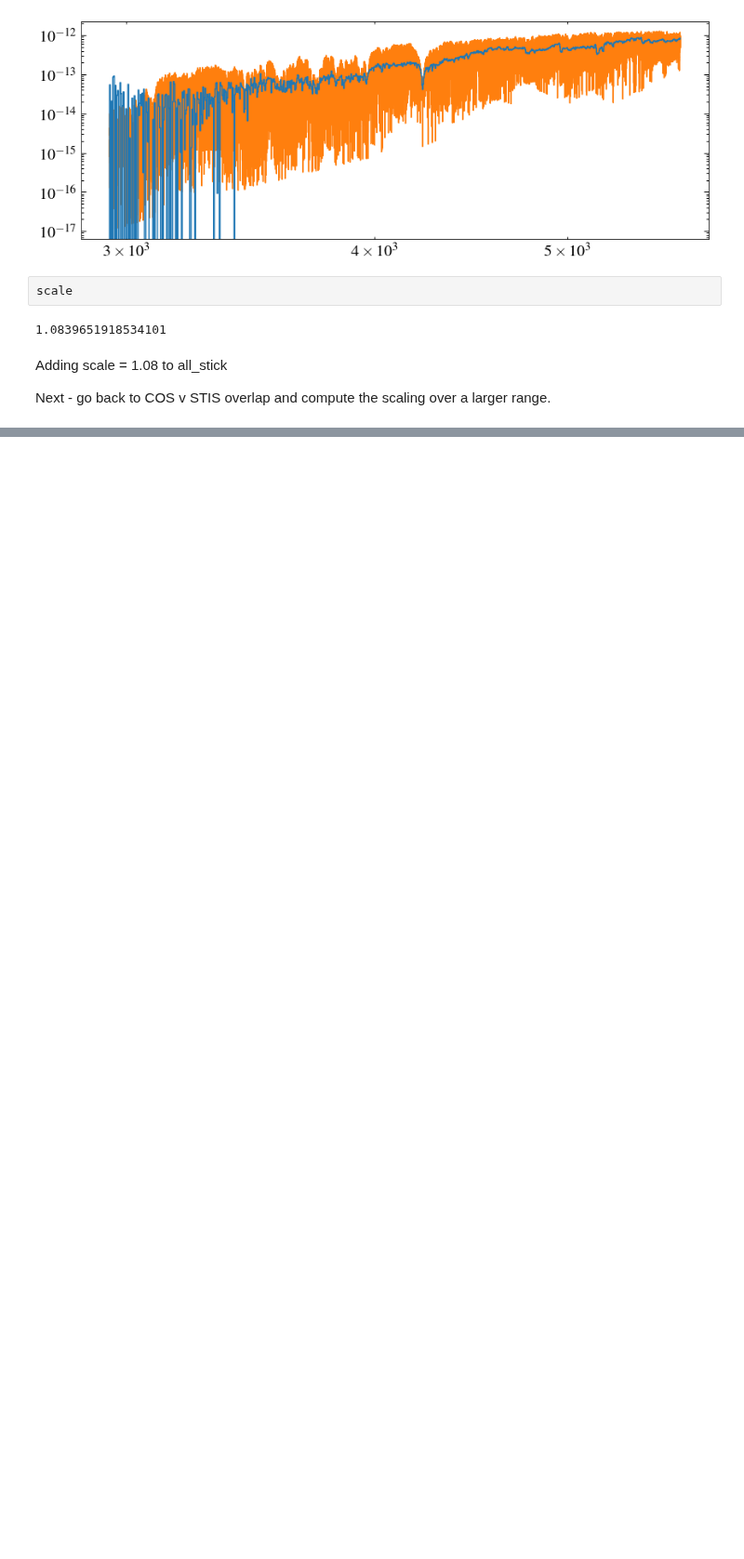
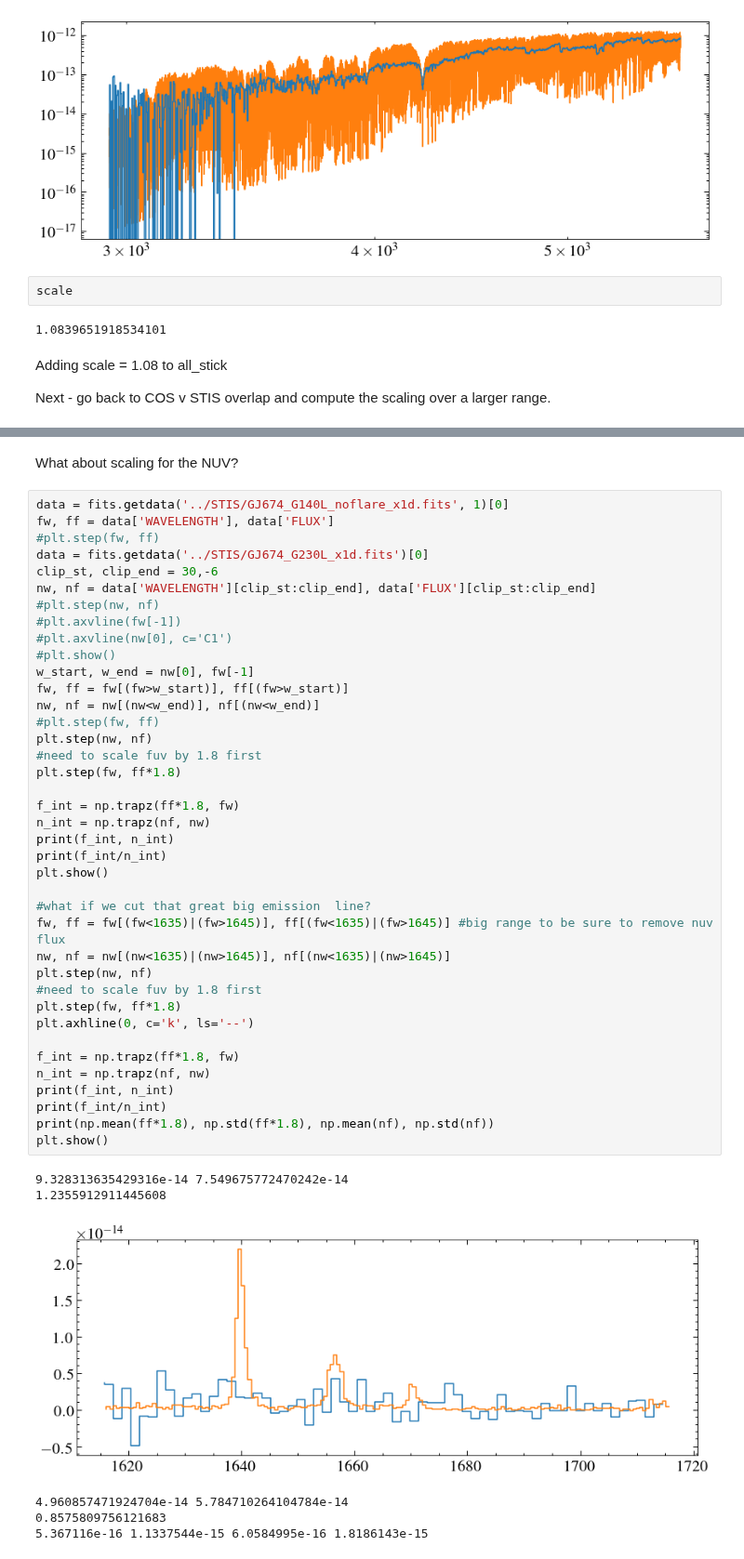
Before and after one commit to davidjwilson/SEDs, a Jupyter notebook: gj_674/combined/combined_sed_rough.ipynb, the cells around one changed output, grey strips where cells are left out. Shown at 93% size. Saved outputs shown, nothing was run; the diff lists cells and outputs as text; blank space fills up the shorter version.

Commit message:
nuv scaling

```diff
--- a/gj_674/combined/combined_sed_rough.ipynb
+++ b/gj_674/combined/combined_sed_rough.ipynb
@@ -368,0 +444,48 @@ Next - go back to COS v STIS overlap and compute the scaling over a larger range
+# %% [markdown]
+What about scaling for the NUV?
+# %%
+data = fits.getdata('../STIS/GJ674_G140L_noflare_x1d.fits', 1)[0]
+fw, ff = data['WAVELENGTH'], data['FLUX']
+#plt.step(fw, ff)
+data = fits.getdata('../STIS/GJ674_G230L_x1d.fits')[0]
+clip_st, clip_end = 30,-6
+nw, nf = data['WAVELENGTH'][clip_st:clip_end], data['FLUX'][clip_st:clip_end]
+#plt.step(nw, nf)
+#plt.axvline(fw[-1])
+#plt.axvline(nw[0], c='C1')
+#plt.show()
+w_start, w_end = nw[0], fw[-1]
+fw, ff = fw[(fw>w_start)], ff[(fw>w_start)]
+nw, nf = nw[(nw<w_end)], nf[(nw<w_end)]
+#plt.step(fw, ff)
+plt.step(nw, nf)
+#need to scale fuv by 1.8 first
+plt.step(fw, ff*1.8)
+
+f_int = np.trapz(ff*1.8, fw)
+n_int = np.trapz(nf, nw)
+print(f_int, n_int)
+print(f_int/n_int)
+plt.show()
+
+#what if we cut that great big emission  line?
+fw, ff = fw[(fw<1635)|(fw>1645)], ff[(fw<1635)|(fw>1645)] #big range to be sure to remove nuv flux
+nw, nf = nw[(nw<1635)|(nw>1645)], nf[(nw<1635)|(nw>1645)]
+plt.step(nw, nf)
+#need to scale fuv by 1.8 first
+plt.step(fw, ff*1.8)
+plt.axhline(0, c='k', ls='--')
+
+f_int = np.trapz(ff*1.8, fw)
+n_int = np.trapz(nf, nw)
+print(f_int, n_int)
+print(f_int/n_int)
+print(np.mean(ff*1.8), np.std(ff*1.8), np.mean(nf), np.std(nf))
+plt.show()
+# %% [output]
+9.328313635429316e-14 7.549675772470242e-14
+1.2355912911445608
+[figure, added]
+4.960857471924704e-14 5.784710264104784e-14
+0.8575809756121683
+5.367116e-16 1.1337544e-15 6.0584995e-16 1.8186143e-15
```
Also changed, not shown: parts of 12 cells of this notebook, 1 other file.
